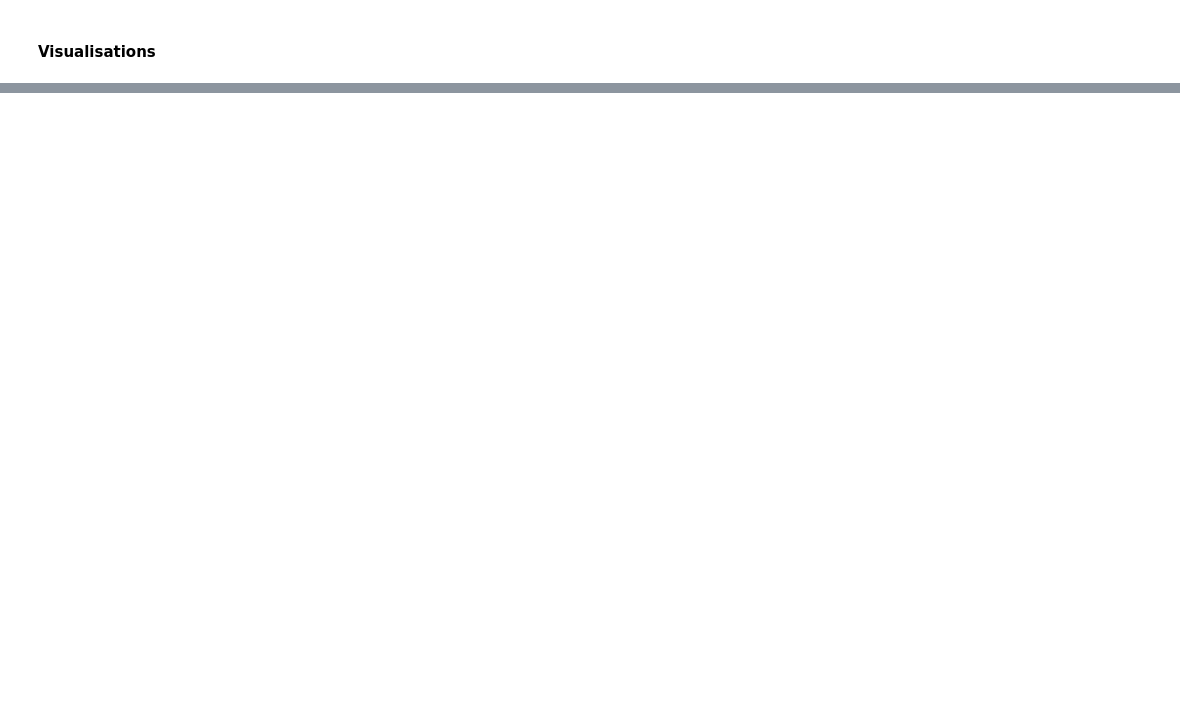
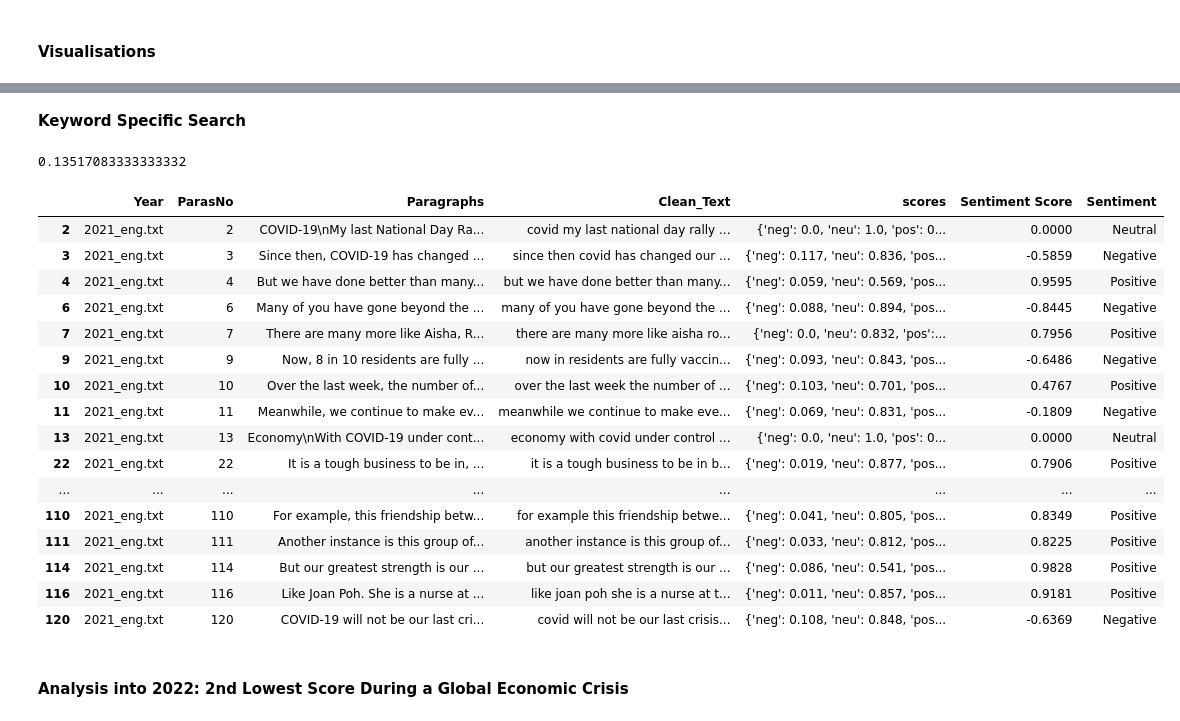
Before and after one commit to wesleydjingga/ISSS609-TAA-2022, a Jupyter notebook: Code/3aii. Sentiment_Analysis_Vader.ipynb, the cells around one changed output, grey strips where cells are left out. Drawn from its saved outputs; the diff is of its cells as text; code cells hidden in the pictures; blank space fills up the shorter version.

```diff
--- a/Code/3aii. Sentiment_Analysis_Vader.ipynb
+++ b/Code/3aii. Sentiment_Analysis_Vader.ipynb
@@ -223,0 +212,6 @@ for i in fids:
+# %%
+df_2021 = df[df['Year']=="2021_eng.txt"]
+df_2021.reset_index(drop=True, inplace= True)
+
+pd.set_option('display.max_colwidth', None)
+df_2021.sort_values('Sentiment Score').head(15)
@@ -223,0 +235,34 @@ for i in fids:
+# %% [markdown]
+**Keyword Specific Search**
+# %%
+#Search in columns 'Clean_Text' for keyword
+keyword = 'covid'
+mask = df_2021['Clean_Text'].str.contains(keyword, na=False)
+keyword_df = df_2021[mask]
+keyword_mean = df_2021[mask]['Sentiment Score'].mean()
+
+keyword_mean
+# %% [output]
+0.13517083333333332
+# %%
+keyword_df
+# %% [output]
+|  | Year | ParasNo | Paragraphs | Clean_Text | scores | Sentiment Score | Sentiment |
+| 2 | 2021_eng.txt | 2 | COVID-19\nMy last National Day Ra... | covid my last national day rally ... | {'neg': 0.0, 'neu': 1.0, 'pos': 0... | 0.0000 | Neutral |
+| 3 | 2021_eng.txt | 3 | Since then, COVID-19 has changed ... | since then covid has changed our ... | {'neg': 0.117, 'neu': 0.836, 'pos... | -0.5859 | Negative |
+| 4 | 2021_eng.txt | 4 | But we have done better than many... | but we have done better than many... | {'neg': 0.059, 'neu': 0.569, 'pos... | 0.9595 | Positive |
+| 6 | 2021_eng.txt | 6 | Many of you have gone beyond the ... | many of you have gone beyond the ... | {'neg': 0.088, 'neu': 0.894, 'pos... | -0.8445 | Negative |
+| 7 | 2021_eng.txt | 7 | There are many more like Aisha, R... | there are many more like aisha ro... | {'neg': 0.0, 'neu': 0.832, 'pos':... | 0.7956 | Positive |
+| 9 | 2021_eng.txt | 9 | Now, 8 in 10 residents are fully ... | now in residents are fully vaccin... | {'neg': 0.093, 'neu': 0.843, 'pos... | -0.6486 | Negative |
+| 10 | 2021_eng.txt | 10 | Over the last week, the number of... | over the last week the number of ... | {'neg': 0.103, 'neu': 0.701, 'pos... | 0.4767 | Positive |
+| 11 | 2021_eng.txt | 11 | Meanwhile, we continue to make ev... | meanwhile we continue to make eve... | {'neg': 0.069, 'neu': 0.831, 'pos... | -0.1809 | Negative |
+| 13 | 2021_eng.txt | 13 | Economy\nWith COVID-19 under cont... | economy with covid under control ... | {'neg': 0.0, 'neu': 1.0, 'pos': 0... | 0.0000 | Neutral |
+| 22 | 2021_eng.txt | 22 | It is a tough business to be in, ... | it is a tough business to be in b... | {'neg': 0.019, 'neu': 0.877, 'pos... | 0.7906 | Positive |
+| ... | ... | ... | ... | ... | ... | ... | ... |
+| 110 | 2021_eng.txt | 110 | For example, this friendship betw... | for example this friendship betwe... | {'neg': 0.041, 'neu': 0.805, 'pos... | 0.8349 | Positive |
+| 111 | 2021_eng.txt | 111 | Another instance is this group of... | another instance is this group of... | {'neg': 0.033, 'neu': 0.812, 'pos... | 0.8225 | Positive |
+| 114 | 2021_eng.txt | 114 | But our greatest strength is our ... | but our greatest strength is our ... | {'neg': 0.086, 'neu': 0.541, 'pos... | 0.9828 | Positive |
+| 116 | 2021_eng.txt | 116 | Like Joan Poh. She is a nurse at ... | like joan poh she is a nurse at t... | {'neg': 0.011, 'neu': 0.857, 'pos... | 0.9181 | Positive |
+| 120 | 2021_eng.txt | 120 | COVID-19 will not be our last cri... | covid will not be our last crisis... | {'neg': 0.108, 'neu': 0.848, 'pos... | -0.6369 | Negative |
+# %% [markdown]
+#### Analysis into 2022: 2nd Lowest Score During a Global Economic Crisis
```
Also changed, not shown: parts of 18 cells of this notebook, 4 other files.
